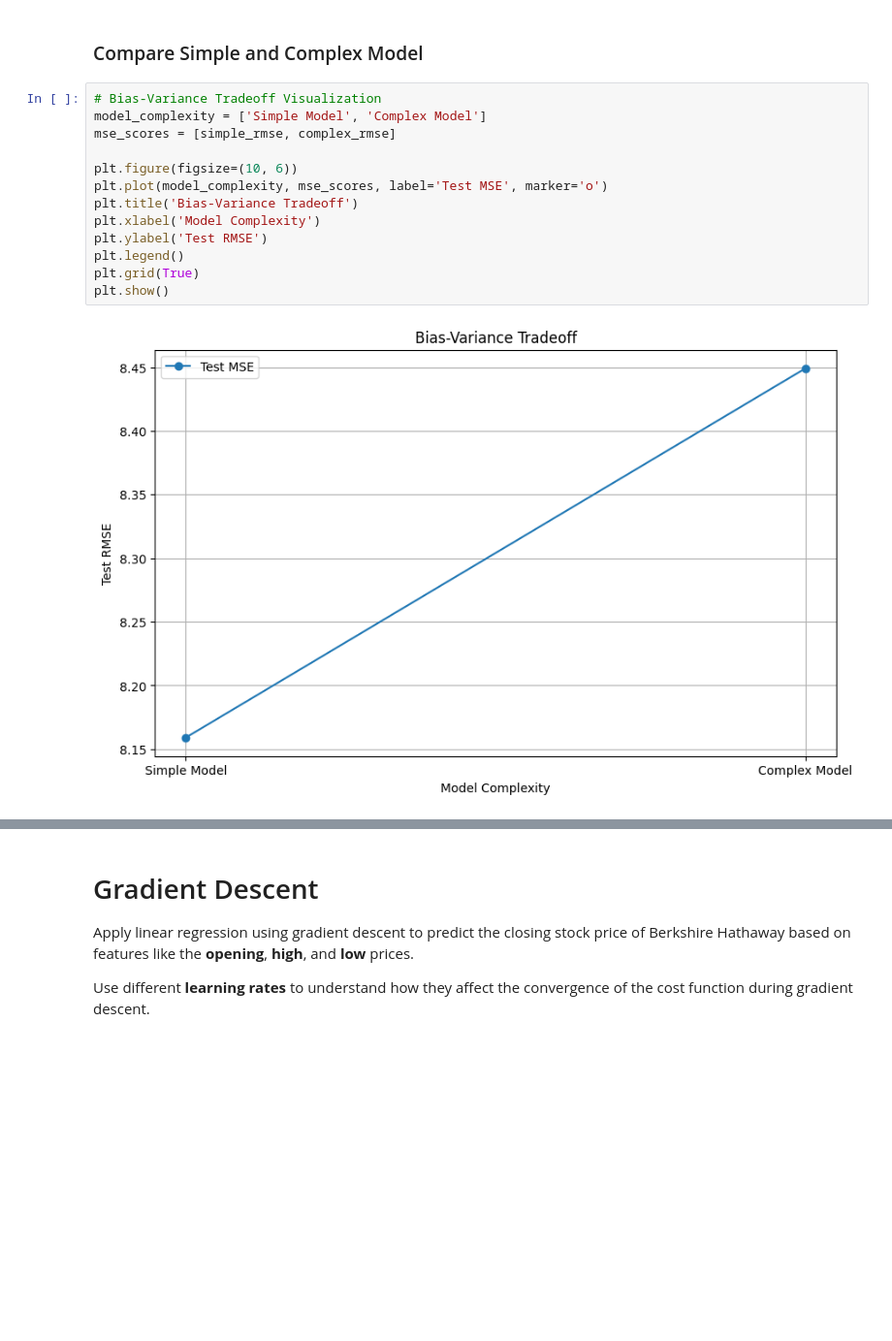
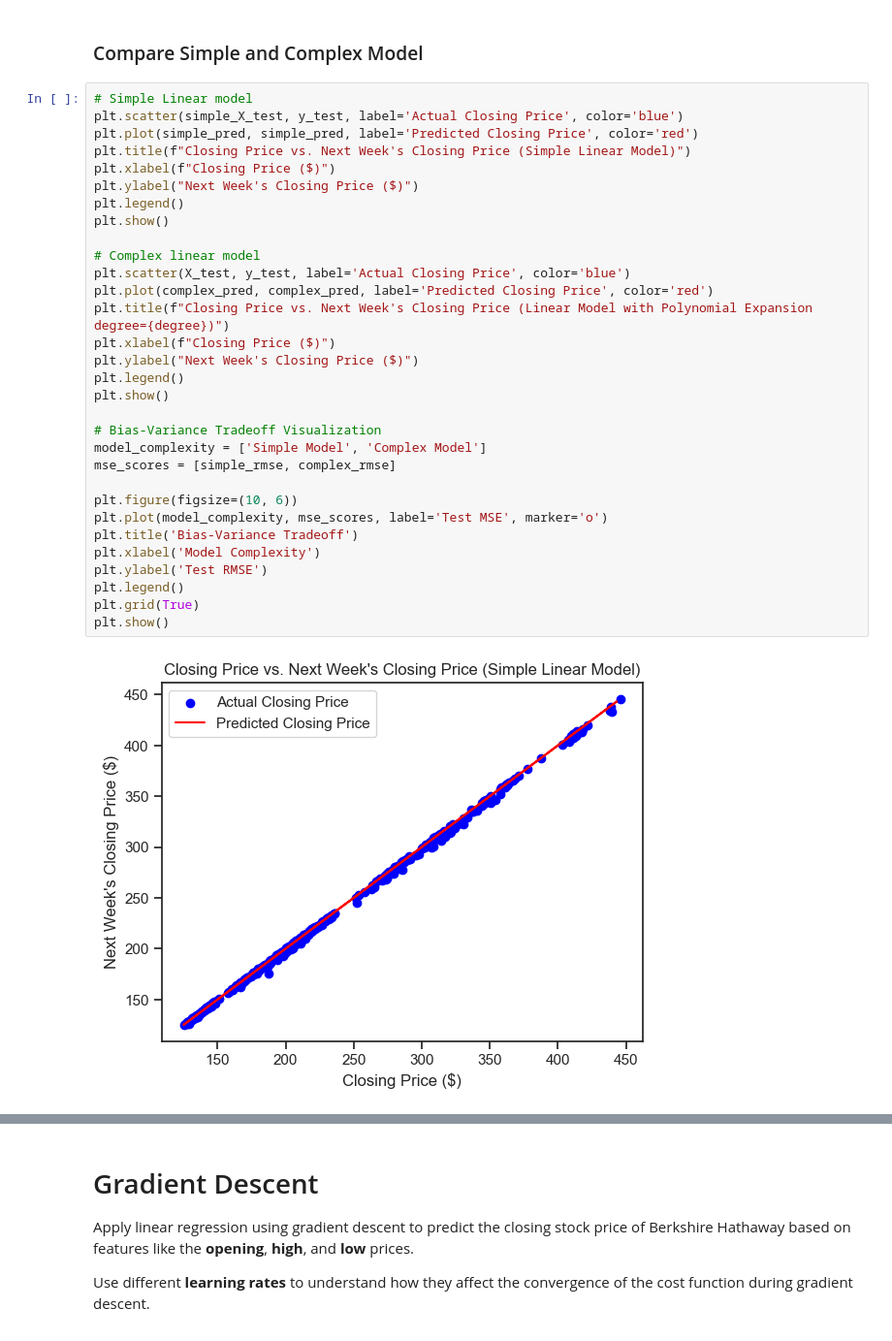
Before and after one commit to shannaw04/ml-stock-predictor, a Jupyter notebook: stock-predictor.ipynb, the cells around one changed output, grey strips where cells are left out. Shown: that part at 97% size. Drawn from its saved outputs; the diff is of its cells as text; blank space fills up the shorter version.

```diff
--- a/stock-predictor.ipynb
+++ b/stock-predictor.ipynb
@@ -339,17 +314,35 @@ Complex Model:
 # %% [markdown]
 ### Compare Simple and Complex Model
 # %%
+# Simple Linear model
+plt.scatter(simple_X_test, y_test, label='Actual Closing Price', color='blue')
+plt.plot(simple_pred, simple_pred, label='Predicted Closing Price', color='red')
+plt.title(f"Closing Price vs. Next Week's Closing Price (Simple Linear Model)")
+plt.xlabel(f"Closing Price ($)")
+plt.ylabel("Next Week's Closing Price ($)")
+plt.legend()
+plt.show()
+
+# Complex linear model
+plt.scatter(X_test, y_test, label='Actual Closing Price', color='blue')
+plt.plot(complex_pred, complex_pred, label='Predicted Closing Price', color='red')
+plt.title(f"Closing Price vs. Next Week's Closing Price (Linear Model with Polynomial Expansion degree={degree})")
+plt.xlabel(f"Closing Price ($)")
+plt.ylabel("Next Week's Closing Price ($)")
+plt.legend()
+plt.show()
+
 # Bias-Variance Tradeoff Visualization
 model_complexity = ['Simple Model', 'Complex Model']
 mse_scores = [simple_rmse, complex_rmse]
 
 plt.figure(figsize=(10, 6))
 plt.plot(model_complexity, mse_scores, label='Test MSE', marker='o')
 plt.title('Bias-Variance Tradeoff')
 plt.xlabel('Model Complexity')
 plt.ylabel('Test RMSE')
 plt.legend()
 plt.grid(True)
 plt.show()
 # %% [output]
-[figure, old version]
+[figure, new version]
```
Also changed, not shown: parts of 6 cells of this notebook.
